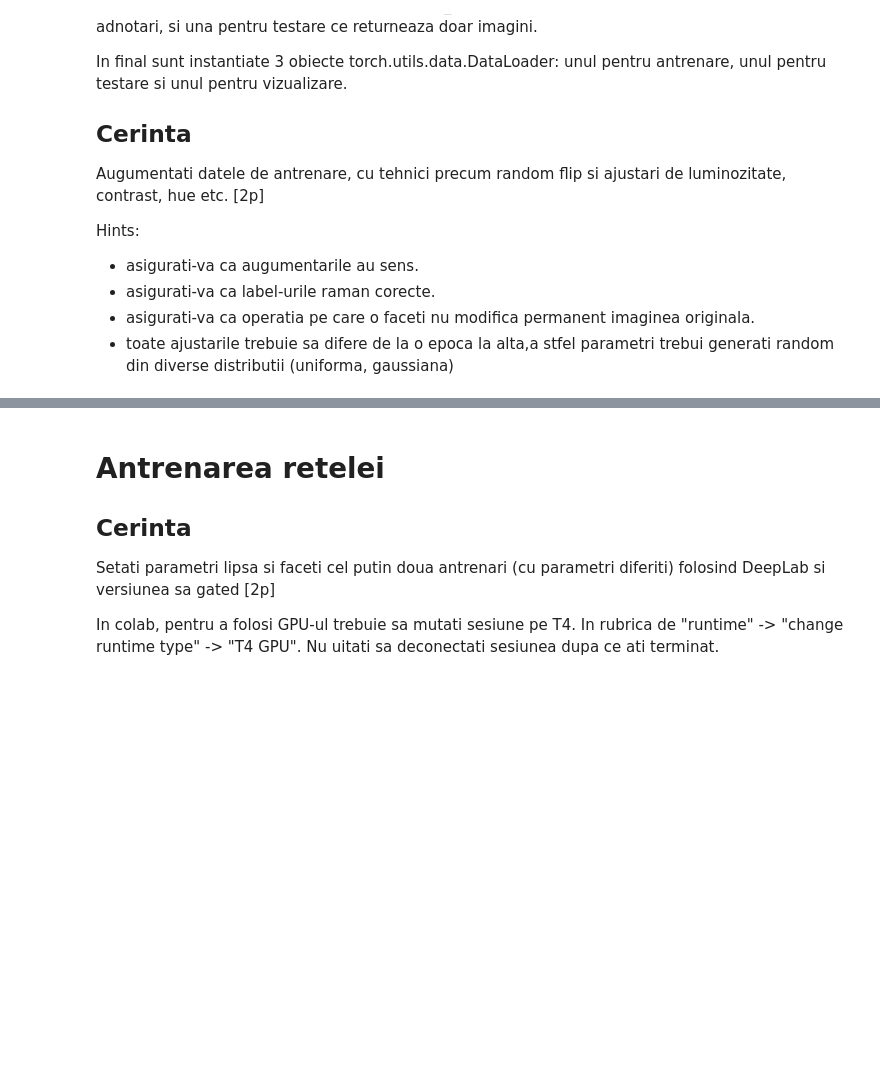
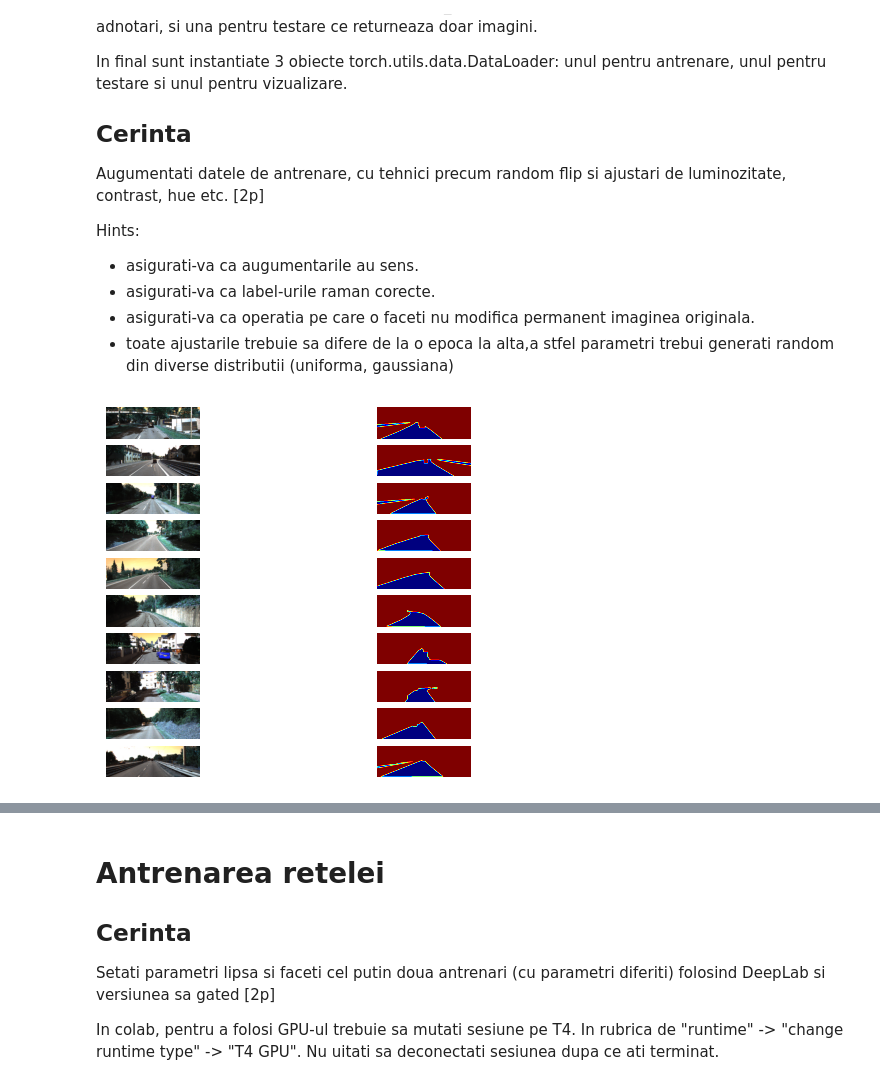
Before and after one commit to skpha13/University-Work, a Jupyter notebook: Third Year/Second Semester/Machine Learning in Computer Vision/Labs/L05.ipynb, the cells around one changed output, grey strips where cells are left out. Cells and saved outputs as stored; diff of their text form; code cells hidden in the pictures; blank space fills up the shorter version.

```diff
--- a/Third Year/Second Semester/Machine Learning in Computer Vision/Labs/L05.ipynb
+++ b/Third Year/Second Semester/Machine Learning in Computer Vision/Labs/L05.ipynb
@@ -50,6 +65,8 @@ import torch
 import cv2
 import numpy as np
 import matplotlib.pyplot as plt
+import torchvision.transforms.v2 as transforms
+
 from torch.utils.data import Dataset, DataLoader
 from torchvision.transforms.functional import normalize, to_tensor
 from sklearn.model_selection import train_test_split
@@ -57,13 +74,11 @@ from sklearn.model_selection import train_test_split
 
 %matplotlib inline
 
-TRAIN_IMAGES_PATH = "./data/data_road/training/image_2"
-TRAIN_LABELS_PATH = "./data/data_road/training/gt_image_2"
-TEST_IMAGES_PATH = "./data/data_road/testing/image_2"
-
+TRAIN_IMAGES_PATH = "/kaggle/working/data/data_road/training/image_2"
+TRAIN_LABELS_PATH = "/kaggle/working/data/data_road/training/gt_image_2"
+TEST_IMAGES_PATH = "/kaggle/working/data/data_road/testing/image_2"
 
 def collate_fn_train(examples):
-
   images = []
   labels = []
   for example in examples:
@@ -94,70 +109,81 @@ def collate_fn_test(examples):
   return images_batch
 
 class KittiImageDataset(Dataset):
-
   def __init__(self, images_root, original_shape=(1242, 375) ,
                load_shape=(384, 128)):
     self.images_root = images_root
     self.original_shape = original_shape
     self.load_shape = load_shape
-    self.images = list(sorted(glob.glob(os.path.join(TRAIN_IMAGES_PATH ,'*'))))
+
+    self.images = []
+    image_paths = sorted(glob.glob(os.path.join(images_root, '*')))
+    for path in image_paths:
+        image = cv2.imread(path)
+        image = cv2.resize(image, self.load_shape)
+        self.images.append(image)
 
   def __getitem__(self, idx):
-    image = cv2.imread(self.images[idx])
-    image = cv2.resize(image, self.load_shape)
-
+    image = self.images[idx]
     return image
 
   def __len__(self):
     return len(self.images)
 
 class KittiTrainDataset(KittiImageDataset):
+    def __init__(self, images_root, labels_root, original_shape=(1242, 375), load_shape=(384, 128)):
+        super().__init__(images_root, original_shape, load_shape)
+        self.labels = []
+        label_paths = sorted(glob.glob(os.path.join(labels_root, '*_road_*')))
+        self.transform = transforms.Compose([
+            transforms.ColorJitter(brightness=np.random.uniform(0, 0.2), contrast=np.random.uniform(0, 0.2), hue=np.random.uniform(0, 0.1))
+        ])
+        self.transform_flip = transforms.RandomHorizontalFlip(p=np.random.uniform())
 
-    def __init__(self, images_root, labels_root, original_shape=(1242, 375),
-                 load_shape=(384, 128)):
-        super(KittiTrainDataset, self).__init__(images_root, original_shape=original_shape,
-                                                load_shape=load_shape)
-        self.labels_root = labels_root
-        self.labels = list(sorted(glob.glob(os.path.join(TRAIN_LABELS_PATH, '*_road_*'))))
+        for path in label_paths:
+            label = cv2.imread(path)
+            label = cv2.resize(label, self.load_shape, interpolation=cv2.INTER_NEAREST)
 
+            new_label = label.sum(axis=2)
+            new_label = np.where(new_label == 255, 1, 0)
+            self.labels.append(new_label)
 
     def __getitem__(self, idx):
-        image = super(KittiTrainDataset, self).__getitem__(idx)
-        label = cv2.imread(self.labels[idx])
-        label = cv2.resize(label, self.load_shape, interpolation=cv2.INTER_NEAREST)
-        new_label = label.sum(axis=2)
-        new_label = np.where(new_label == 255, 1, 0)
+        image = super().__getitem__(idx)
+        label = self.labels[idx]
 
-        # Codul vostru aici
+        image = self.transform(image)
+        image, label = self.transform_flip(image, label)
 
-        return image, new_label
+        return image, label
 
 labeled_dataset = KittiTrainDataset(TRAIN_IMAGES_PATH, TRAIN_LABELS_PATH)
 test_dataset = KittiImageDataset(TEST_IMAGES_PATH)
 
 # Split the labeled_dataset into train and validation sets
 train_dataset, val_dataset = train_test_split(labeled_dataset, test_size=0.1, random_state=42)
 
 # Create data loaders for train and validation sets
 vis_dataloader = DataLoader(labeled_dataset, shuffle=True)
 train_dataloader = DataLoader(train_dataset, batch_size=16, shuffle=True, num_workers=2, collate_fn=collate_fn_train)
 val_dataloader = DataLoader(val_dataset, shuffle=False, num_workers=2, collate_fn=collate_fn_train)
 test_dataloader = DataLoader(test_dataset, shuffle=False, collate_fn=collate_fn_test)
 
 
 num_samples = 10
 vis_iter = iter(vis_dataloader)
 for i in range(num_samples):
+    image, label = next(vis_iter)
+    image = image.squeeze(0).numpy()
+    label = label.squeeze(0).numpy()
 
-  image, label = next(vis_iter)
-  image = image.squeeze(0).numpy()
-  label = label.squeeze(0).numpy()
-  plt.subplot(num_samples, 2, 2*i+1)
-  plt.axis('off')
-  plt.imshow(image, None)
-  plt.subplot(num_samples, 2, 2*i+2)
-  plt.axis('off')
-  plt.imshow(label[:,:], 'jet')
+    plt.subplot(num_samples, 2, 2*i+1)
+    plt.axis('off')
+    plt.imshow(image, None)
+    plt.subplot(num_samples, 2, 2*i+2)
+    plt.axis('off')
+    plt.imshow(label[:, :], 'jet')
+# %% [output]
+[figure, added]
 # %% [markdown]
 # Implementarea Retelei DeepLab
 
```
Also changed, not shown: parts of 12 cells of this notebook.
